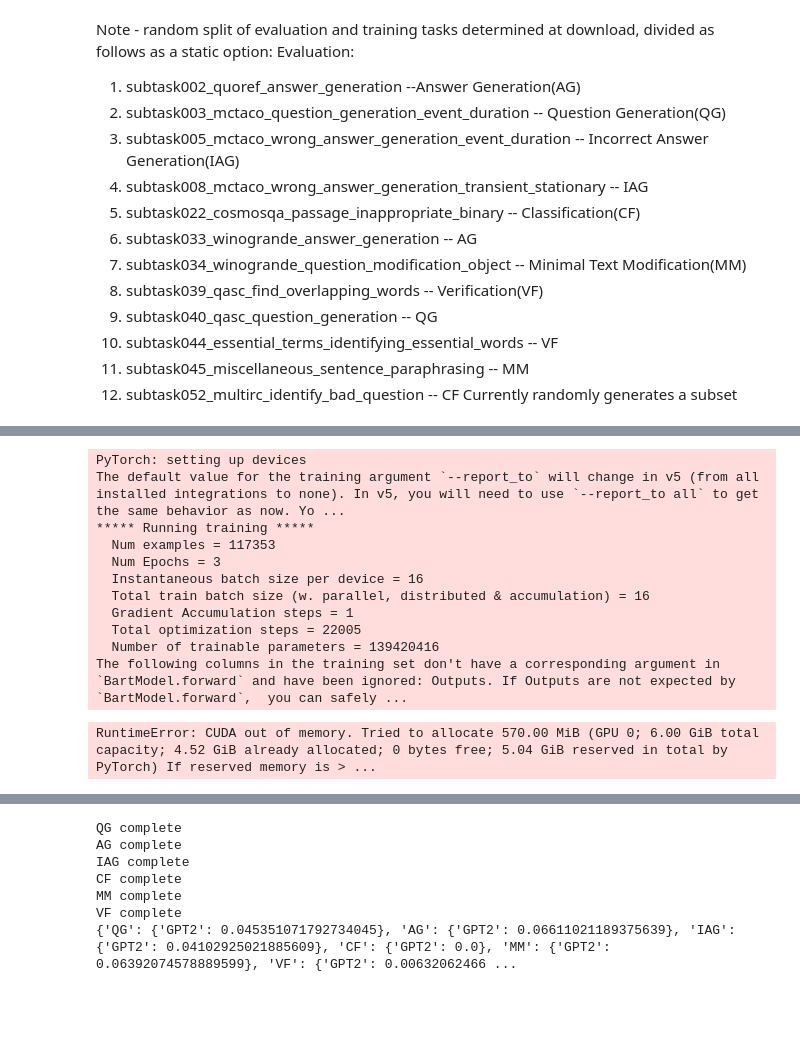
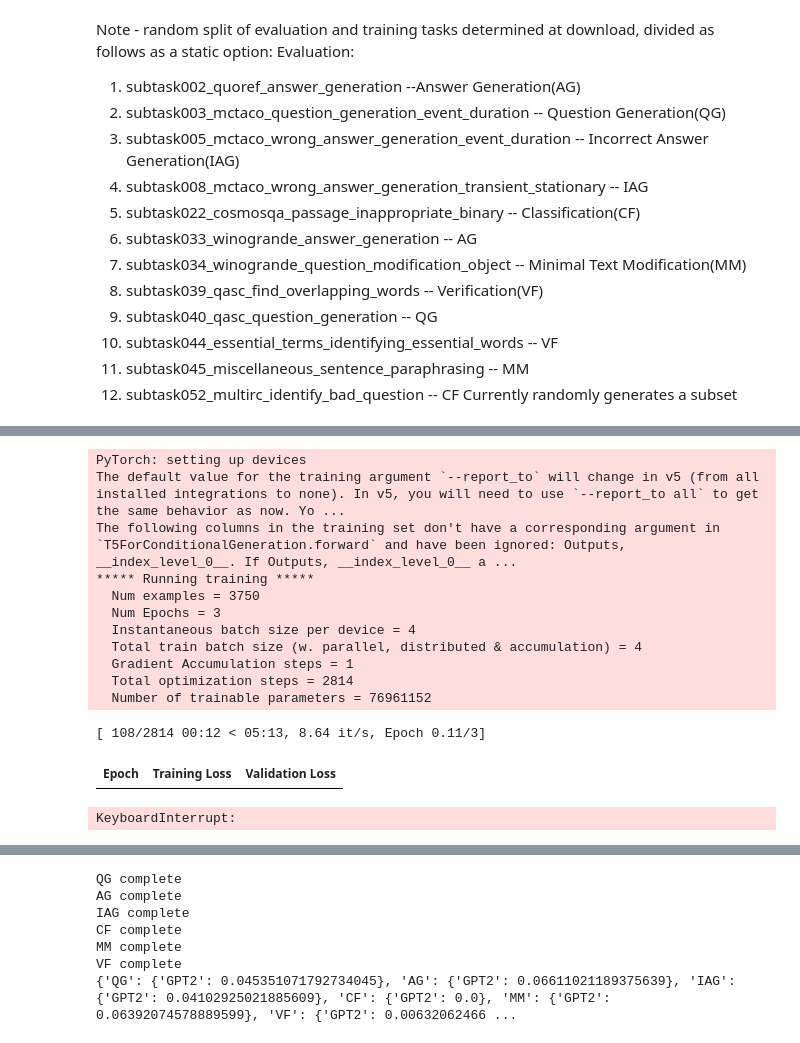
Before and after one commit to sk437/cs4973FinalProject, a Jupyter notebook: Testing.ipynb, the cells around one changed output, grey strips where cells are left out. Cells and saved outputs as stored; diff of their text form; code cells hidden in the pictures; blank space fills up the shorter version.

```diff
--- a/Testing.ipynb
+++ b/Testing.ipynb
@@ -141,3 +168,15 @@ gpt2_model = GPT2Model.from_pretrained('gpt2')
+# %%
+from transformers import TrainerCallback
+
+class LoggingCallback(TrainerCallback):
+    def __init__(self, log_path):
+        self.log_path = log_path
+
+    def on_log(self, args, state, control, logs=None, **kwargs):
+        _ = logs.pop("total_flos", None)
+        if state.is_local_process_zero:
+            with open(self.log_path, "a") as f:
+                f.write(json.dumps(logs) + "\n")
 # %%
 # Create pandas dataframe of samples, using no_examples_encoding, and process data into usable form
 import pandas as pd
@@ -193,51 +246,55 @@ TypeError: rename_columns() takes 2 positional arguments but 3 were given
 # %%
 # all of this needs much more work - figure out fine-tuning seq2seq models, dataset probably also needs to be processed better
 from torch.utils.data import DataLoader
-from transformers import TrainingArguments, Seq2SeqTrainer
+from transformers import Seq2SeqTrainingArguments, Seq2SeqTrainer
 
-train_dataloader = DataLoader(tokenized_data_bart['train'], batch_size=16)
-eval_dataloader = DataLoader(tokenized_data_bart['val'], batch_size=16)
+#train_dataloader = DataLoader(tokenized_data_bart['train'], batch_size=1)
+#eval_dataloader = DataLoader(tokenized_data_bart['val'], batch_size=1)
 
-arguments = TrainingArguments(
-    output_dir="sample_hf_trainer",
-    per_device_train_batch_size=16,
-    per_device_eval_batch_size=16,
+arguments = Seq2SeqTrainingArguments(
+    output_dir="t5_trainer_0",
+    per_device_train_batch_size=4,
+    per_device_eval_batch_size=4,
     num_train_epochs=3,
     evaluation_strategy="epoch", # run validation at the end of each epoch
     save_strategy="epoch",
     learning_rate=2e-5,
     load_best_model_at_end=True,
-    seed=224
+    seed=224,
 )
 
 # def compute_metrics(eval_pred):
 #     """Called at the end of validation. Gives accuracy"""
 #     logits, labels = eval_pred
 #     predictions = np.argmax(logits, axis=-1)
 #     # calculates the accuracy
 #     return {"accuracy": np.mean(predictions == labels)}
 
 
 trainer = Seq2SeqTrainer(
-    model=bart_model,
+    model=t5_model,
     args=arguments,
-    train_dataset=tokenized_data_bart['train'],
-    eval_dataset=tokenized_data_bart['val'],
-    tokenizer=bart_tokenizer,
+    train_dataset=tokenized_data_t5['train'],
+    eval_dataset=tokenized_data_t5['val'],
+    tokenizer=t5_tokenizer,
 )
 
+trainer.add_callback(LoggingCallback("t5_trainer_0/log.jsonl"))
+
 train_result = trainer.train()
-trainer.save_model()
+#trainer.save_model()
 # %% [output]
 PyTorch: setting up devices
 The default value for the training argument `--report_to` will change in v5 (from all installed integrations to none). In v5, you will need to use `--report_to all` to get the same behavior as now. Yo ...
+The following columns in the training set don't have a corresponding argument in `T5ForConditionalGeneration.forward` and have been ignored: Outputs, __index_level_0__. If Outputs, __index_level_0__ a ...
 ***** Running training *****
-  Num examples = 117353
+  Num examples = 3750
   Num Epochs = 3
-  Instantaneous batch size per device = 16
-  Total train batch size (w. parallel, distributed & accumulation) = 16
+  Instantaneous batch size per device = 4
+  Total train batch size (w. parallel, distributed & accumulation) = 4
   Gradient Accumulation steps = 1
-  Total optimization steps = 22005
-  Number of trainable parameters = 139420416
-The following columns in the training set don't have a corresponding argument in `BartModel.forward` and have been ignored: Outputs. If Outputs are not expected by `BartModel.forward`,  you can safely ...
+  Total optimization steps = 2814
+  Number of trainable parameters = 76961152
-RuntimeError: CUDA out of memory. Tried to allocate 570.00 MiB (GPU 0; 6.00 GiB total capacity; 4.52 GiB already allocated; 0 bytes free; 5.04 GiB reserved in total by PyTorch) If reserved memory is > ...
+[ 108/2814 00:12 < 05:13, 8.64 it/s, Epoch 0.11/3]
+| Epoch | Training Loss | Validation Loss |
+KeyboardInterrupt:
```
Also changed, not shown: parts of 5 cells of this notebook, 5 other files.
